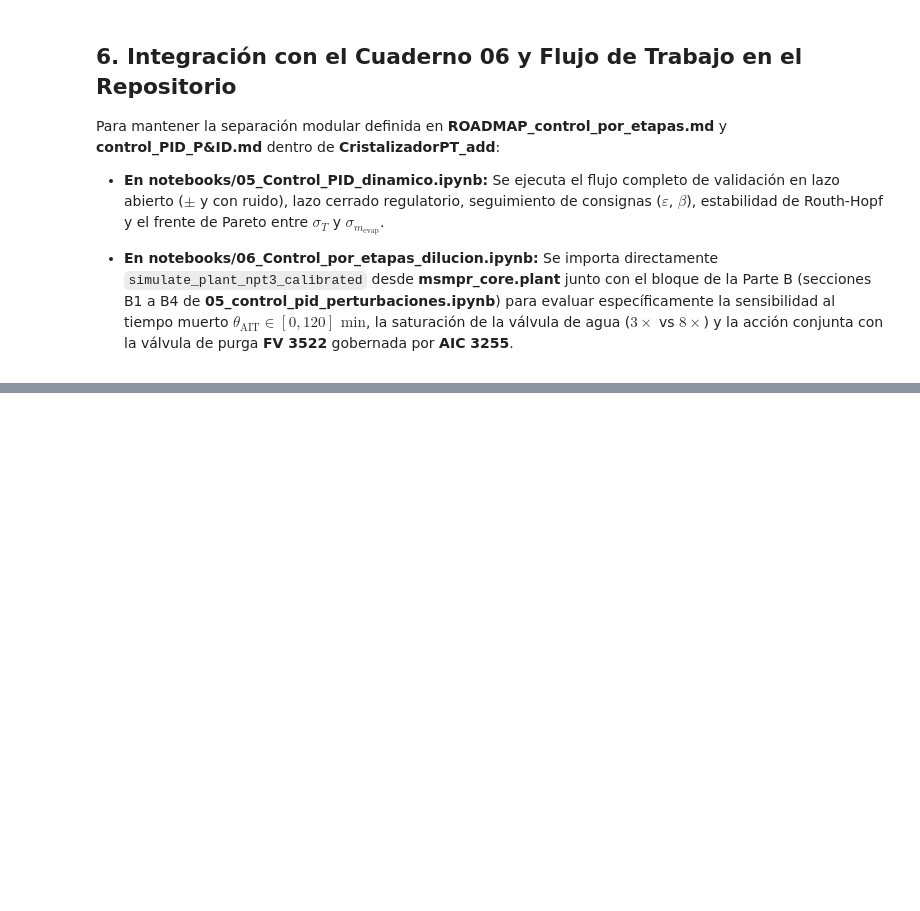
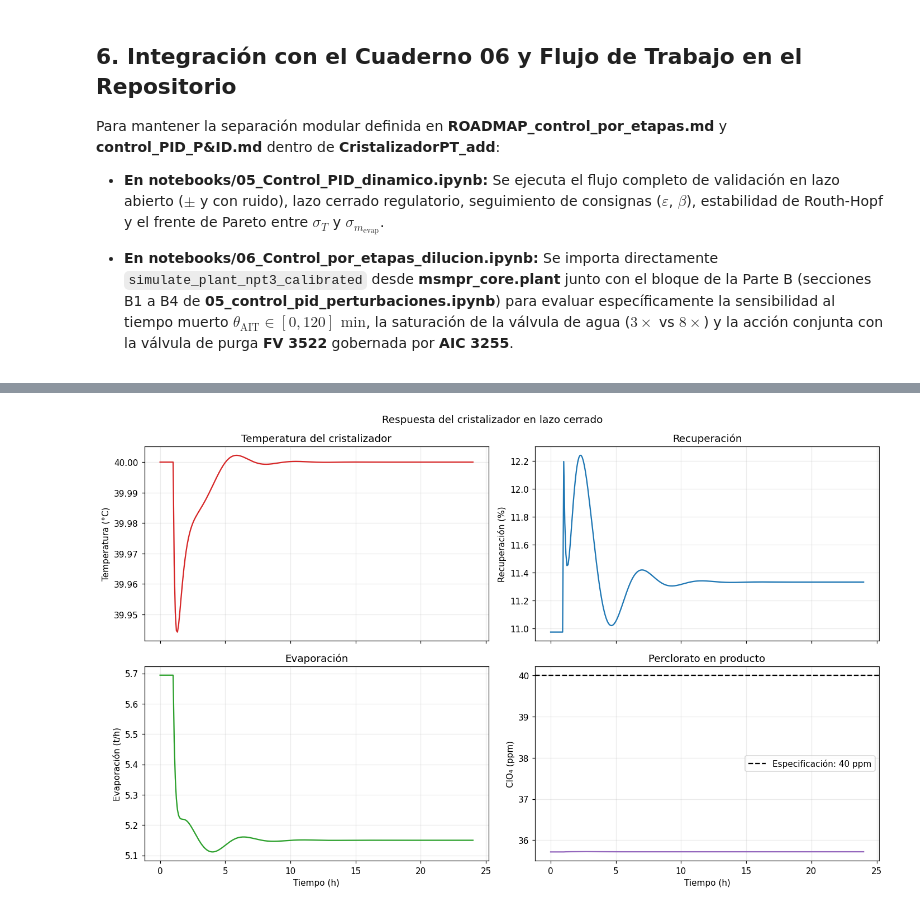
Before and after one commit to antomoyaa/CristalizadorPT, a Jupyter notebook: Cristalizador_cambios_revisar/notebooks/05_control_PID_nuevo.ipynb, the cells around one changed output, grey strips where cells are left out. Cells and saved outputs as stored; diff of their text form; code cells hidden in the pictures; blank space fills up the shorter version.

```diff
--- a/Cristalizador_cambios_revisar/notebooks/05_control_PID_nuevo.ipynb
+++ b/Cristalizador_cambios_revisar/notebooks/05_control_PID_nuevo.ipynb
@@ -151,0 +351,92 @@ Para mantener la separación modular definida en **ROADMAP_control_por_etapas.md
+# %%
+# 1. Respuesta dinámica del cristalizador (dfc)
+if "dfc" in globals() and not dfc.empty:
+    fig, axes = plt.subplots(2, 2, figsize=(13, 8), sharex=True)
+    t = dfc["t_h"]
+
+    axes[0, 0].plot(t, dfc["T"], color="tab:red")
+    axes[0, 0].set(title="Temperatura del cristalizador", ylabel="Temperatura (°C)")
+
+    axes[0, 1].plot(t, dfc["recovery_pct"], color="tab:blue")
+    axes[0, 1].set(title="Recuperación", ylabel="Recuperación (%)")
+
+    axes[1, 0].plot(t, dfc["evap_t_h"], color="tab:green")
+    axes[1, 0].set(title="Evaporación", ylabel="Evaporación (t/h)", xlabel="Tiempo (h)")
+
+    axes[1, 1].plot(t, dfc["ppm_ClO4"], color="tab:purple")
+    axes[1, 1].axhline(40, color="black", linestyle="--", label="Especificación: 40 ppm")
+    axes[1, 1].set(title="Perclorato en producto", ylabel="ClO₄ (ppm)", xlabel="Tiempo (h)")
+    axes[1, 1].legend()
+
+    fig.suptitle("Respuesta del cristalizador en lazo cerrado")
+    fig.tight_layout()
+    plt.show()
+
+
+# 2. Frente de Pareto: variabilidad de temperatura frente a esfuerzo de evaporación
+if "df_pareto" in globals() and not df_pareto.empty:
+    fig, ax = plt.subplots(figsize=(8, 5))
+    puntos = ax.scatter(
+        df_pareto["sigma_m_evap_kg_s"],
+        df_pareto["sigma_T_C"],
+        c=df_pareto["IAE_T_ruido"],
+        cmap="viridis",
+        s=90
+    )
+    for _, fila in df_pareto.iterrows():
+        ax.annotate(
+            f"ε={fila['eps_tau']:.2g}",
+            (fila["sigma_m_evap_kg_s"], fila["sigma_T_C"]),
+            xytext=(5, 5),
+            textcoords="offset points"
+        )
+
+    ax.set(
+        title="Frente de Pareto: variabilidad vs. esfuerzo de control",
+        xlabel="Desviación estándar de evaporación (kg/s)",
+        ylabel="Desviación estándar de temperatura (°C)"
+    )
+    fig.colorbar(puntos, ax=ax, label="IAE de temperatura")
+    fig.tight_layout()
+    plt.show()
+
+
+# 3. Comparación de escenarios NPT-3
+escenarios = {
+    "Sin AIT": "df_sin_AIT",
+    "Lazo TL": "df_tl",
+    "Con AIT": "df_con_AIT",
+    "AIT + AIC": "df_con_ambos",
+}
+disponibles = {
+    etiqueta: globals()[nombre]
+    for etiqueta, nombre in escenarios.items()
+    if nombre in globals() and not globals()[nombre].empty
+}
+
+if disponibles:
+    fig, axes = plt.subplots(3, 1, figsize=(12, 10), sharex=True)
+
+    variables = [
+        ("w_ClO4_pre_ppm", "ClO₄ antes de dilución (ppm)"),
+        ("F_303_actual_t_h", "Caudal de dilución (t/h)"),
+        ("ppm_ClO4_final_6000", "ClO₄ producto final Área 6000 (ppm)"),
+    ]
+
+    for ax, (columna, titulo) in zip(axes, variables):
+        for etiqueta, datos in disponibles.items():
+            if columna in datos.columns:
+                ax.plot(datos["t_min"], datos[columna], label=etiqueta)
+
+        ax.set_ylabel(titulo)
+        ax.legend()
+
+    axes[-1].set_xlabel("Tiempo (min)")
+    axes[-1].axvline(40, color="gray", linestyle=":", label="Perturbación de ClO₄")
+    axes[-1].axhline(40, color="black", linestyle="--", alpha=0.6, label="Especificación: 40 ppm")
+    axes[-1].legend()
+    fig.suptitle("Comparación de estrategias de control NPT-3")
+    fig.tight_layout()
+    plt.show()
+# %% [output]
+[figure, added]
```
Also changed, not shown: parts of 4 cells of this notebook, 8 other files.
